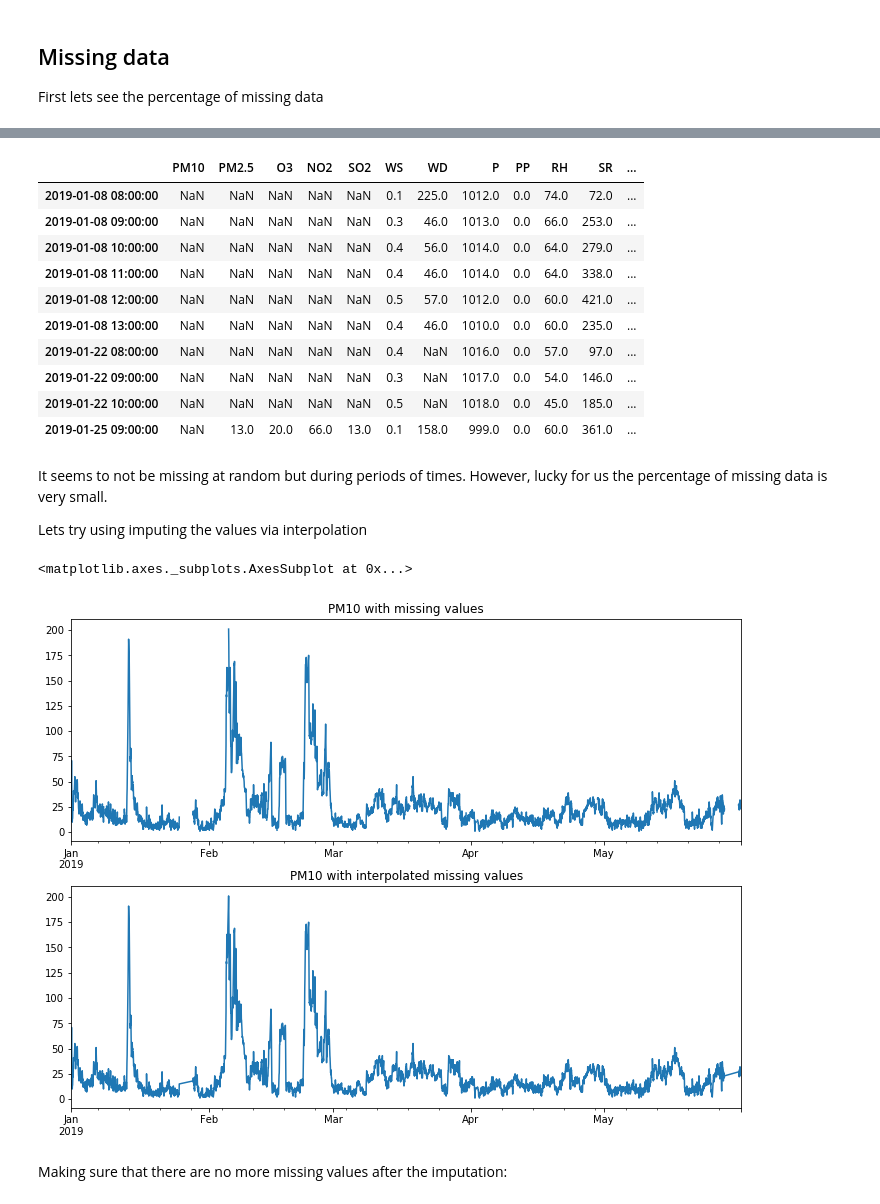
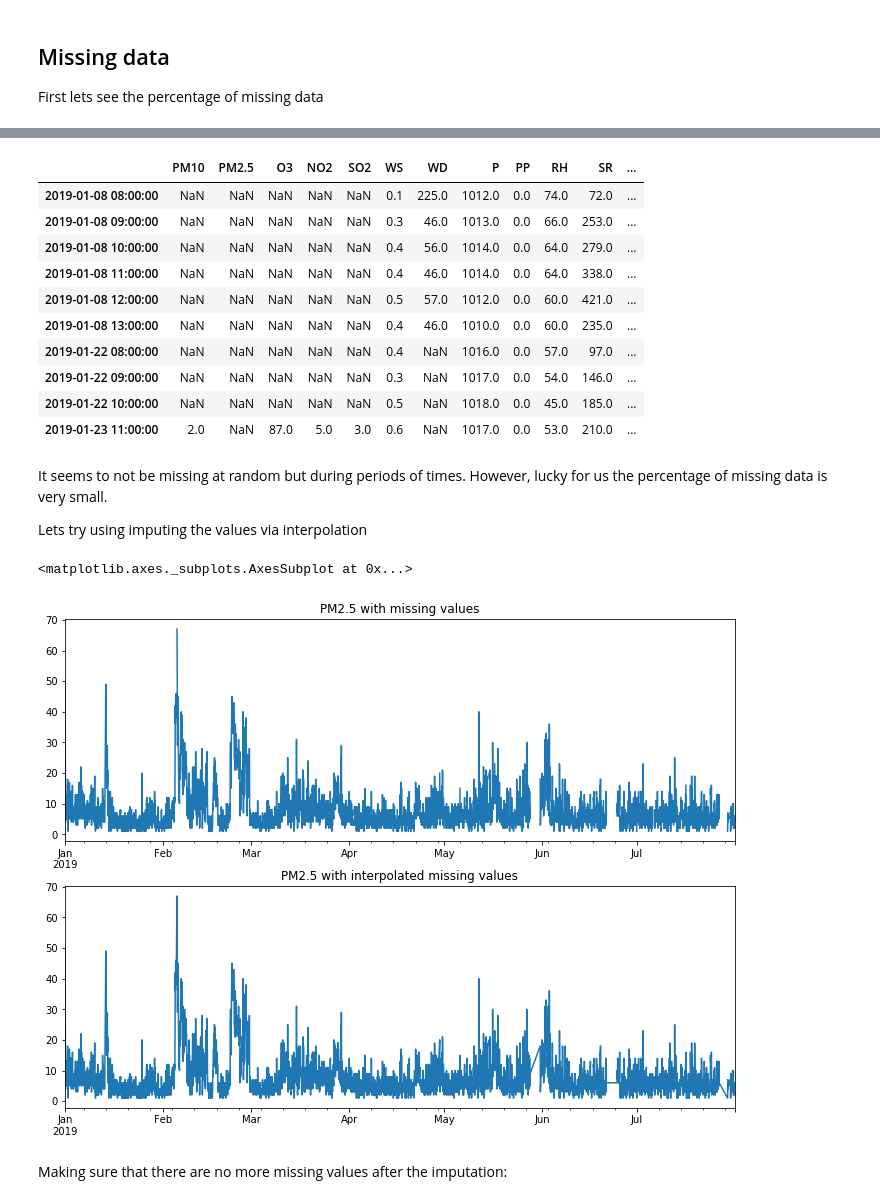
Before and after one commit to carlosdg/AirPollutionForecasting, a Jupyter notebook: Software/jupyter/notebooks/PM10_TomeCano.ipynb, the cells around one changed output, grey strips where cells are left out. Cells and saved outputs as stored; diff of their text form; code cells hidden in the pictures.

```diff
--- a/Software/jupyter/notebooks/PM10_TomeCano.ipynb
+++ b/Software/jupyter/notebooks/PM10_TomeCano.ipynb
@@ -101,7 +101,7 @@ Shape: (3623, 12)
 # %% [markdown]
 Now we add any datetime that might be missing
 # %%
-full_datetime_range = pd.date_range(start="2019/01/01", end="2019/05/31 23:00:00", freq="H")
+full_datetime_range = pd.date_range(start="2019/01/01", end="2019/07/31 23:00:00", freq="H")
 
 df = df.reindex(full_datetime_range)
 
@@ -134,5 +134,5 @@ missin_data_stats.T
 # %%
-df.loc[df["PM10"].isna()].head(10)
+df.loc[df["PM2.5"].isna()].head(10)
 # %% [output]
 |  | PM10 | PM2.5 | O3 | NO2 | SO2 | WS | WD | P | PP | RH | SR | ... |
 | 2019-01-08 08:00:00 | NaN | NaN | NaN | NaN | NaN | 0.1 | 225.0 | 1012.0 | 0.0 | 74.0 | 72.0 | ... |
@@ -144,7 +144,7 @@ df.loc[df["PM10"].isna()].head(10)
 | 2019-01-22 08:00:00 | NaN | NaN | NaN | NaN | NaN | 0.4 | NaN | 1016.0 | 0.0 | 57.0 | 97.0 | ... |
 | 2019-01-22 09:00:00 | NaN | NaN | NaN | NaN | NaN | 0.3 | NaN | 1017.0 | 0.0 | 54.0 | 146.0 | ... |
 | 2019-01-22 10:00:00 | NaN | NaN | NaN | NaN | NaN | 0.5 | NaN | 1018.0 | 0.0 | 45.0 | 185.0 | ... |
-| 2019-01-25 09:00:00 | NaN | 13.0 | 20.0 | 66.0 | 13.0 | 0.1 | 158.0 | 999.0 | 0.0 | 60.0 | 361.0 | ... |
+| 2019-01-23 11:00:00 | 2.0 | NaN | 87.0 | 5.0 | 3.0 | 0.6 | NaN | 1017.0 | 0.0 | 53.0 | 210.0 | ... |
 # %% [markdown]
 It seems to not be missing at random but during periods of times. However, lucky for us the percentage of missing data is very small.
 
@@ -152,13 +152,13 @@ Lets try using imputing the values via interpolation
 # %%
 df_clean = df.interpolate(method="linear")
 
 fig, ax = plt.subplots(2, figsize=(12, 9))
 
-df["PM10"].plot(ax=ax[0], title="PM10 with missing values")
-df_clean["PM10"].plot(ax=ax[1], title="PM10 with interpolated missing values")
+df["PM2.5"].plot(ax=ax[0], title="PM2.5 with missing values")
+df_clean["PM2.5"].plot(ax=ax[1], title="PM2.5 with interpolated missing values")
 # %% [output]
 <matplotlib.axes._subplots.AxesSubplot at 0x...>
-[figure, old version]
+[figure, new version]
 # %% [markdown]
 Making sure that there are no more missing values after the imputation:
 # %%
```
Also changed, not shown: parts of 49 cells of this notebook.
